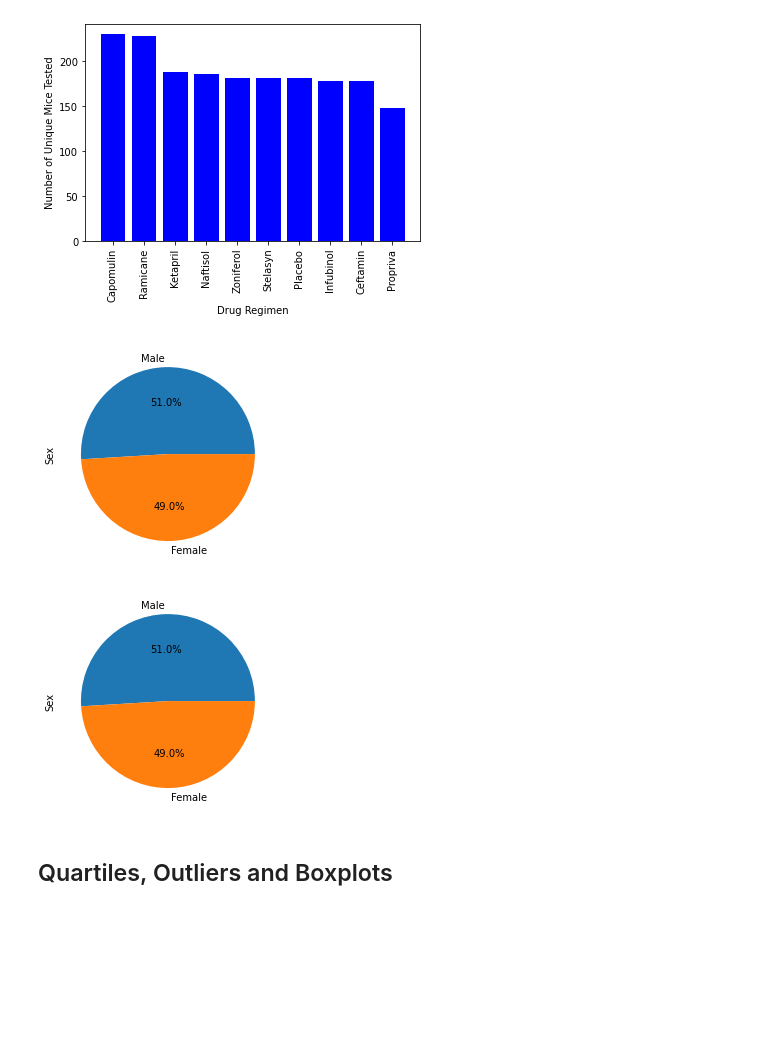
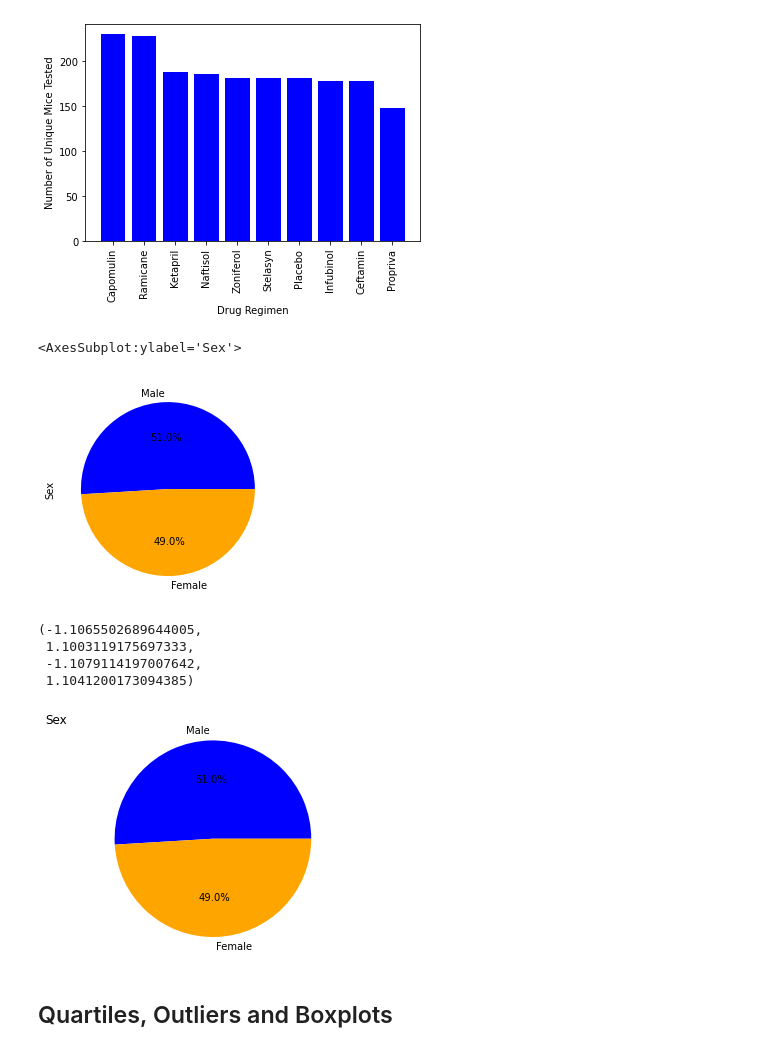
Before and after one commit to Trevor-Velez/matplotlib-challenge, a Jupyter notebook: Pymaceuticals/pymaceuticals_starter.ipynb, the cells around one changed output. Drawn from its saved outputs; the diff is of its cells as text; code cells hidden in the pictures; blank space fills up the shorter version.

Commit message:
working up to line and scatter plots

```diff
--- a/Pymaceuticals/pymaceuticals_starter.ipynb
+++ b/Pymaceuticals/pymaceuticals_starter.ipynb
@@ -184,12 +184,28 @@ Text(0, 0.5, 'Number of Unique Mice Tested')
 [figure]
 # %%
 # Generate a pie plot showing the distribution of female versus male mice using pandas
+colors = ["blue", "orange"]
+
+clean_df["Sex"].value_counts().plot(kind='pie', colors = colors, autopct="%1.1f%%")
 # %% [output]
+<AxesSubplot:ylabel='Sex'>
-[figure, old version]
+[figure, new version]
 # %%
 # Generate a pie plot showing the distribution of female versus male mice using pyplot
+
+sexes = clean_df["Sex"].value_counts().index.tolist()
+sex_count = clean_df["Sex"].value_counts()
+
+
+plt.pie(sex_count, labels = sexes, colors = colors, autopct="%1.1f%%")
+plt.title("Sex", loc = "left")
+plt.axis("equal")
 # %% [output]
+(-1.1065502689644005,
+ 1.1003119175697333,
+ -1.1079114197007642,
+ 1.1041200173094385)
-[figure, old version]
+[figure, new version]
 # %% [markdown]
 ## Quartiles, Outliers and Boxplots
 # %%
```
Also changed, not shown: parts of 4 cells of this notebook.
